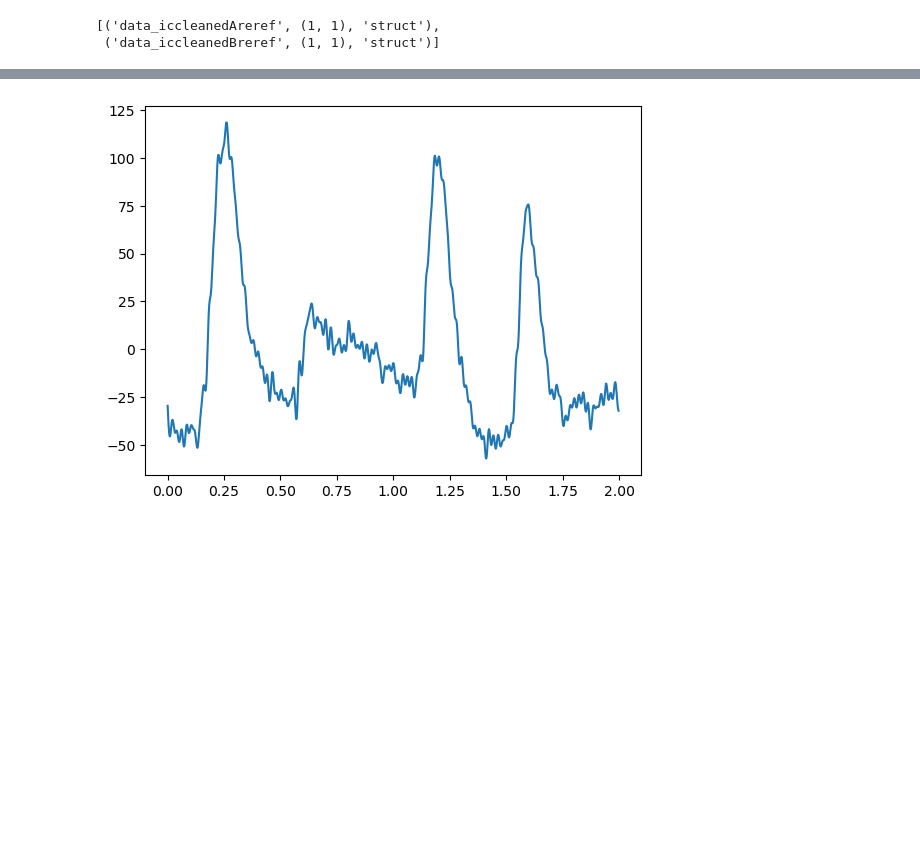
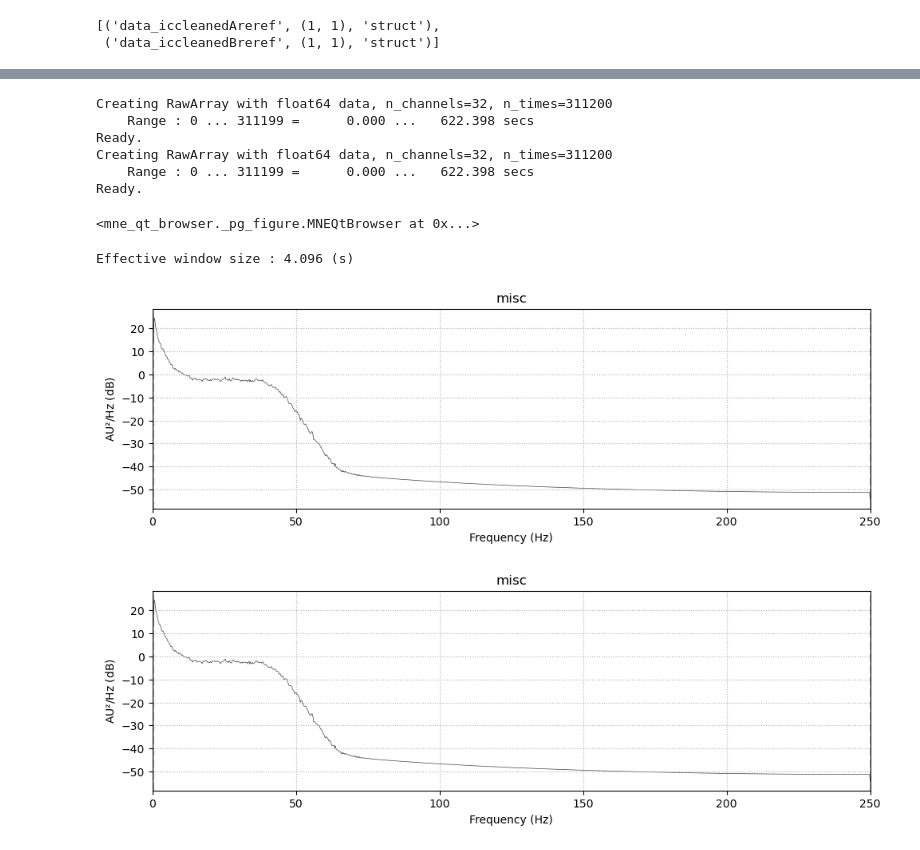
Before and after one commit to Turleyy/EEGresearch, a Jupyter notebook: EEG/cognition_test.ipynb, the cells around one changed output, grey strips where cells are left out. Cells and saved outputs as stored; diff of their text form; code cells hidden in the pictures; blank space fills up the shorter version.

```diff
--- a/EEG/cognition_test.ipynb
+++ b/EEG/cognition_test.ipynb
@@ -5,5 +5,5 @@ import mne
 import matplotlib.pyplot as plt
 import numpy as np
 # %%
-raw = sio.loadmat('Data\d50c81cfullClean.mat')
+raw = cpo.loadmat('Data\d50c81cfullClean.mat')
 # %%
@@ -18,3 +18,12 @@ data_A1 = raw_A00[1][0, 1]  #total number of sample
 data_A2 = raw_A00[2][0, 0]  #data
 data_A3 = raw_A00[3][0, 0]  #time
 data_A4 = raw_A00[4]        #channel name
+sj_A_chnl = [str(i) for i in data_A4.tolist()]
+
+raw_B00 = raw['data_iccleanedBreref'][0, 0]
+data_B0 = raw_B00[0][0, 0]  #sampling freq
+data_B1 = raw_B00[1][0, 1]  #total number of sample
+data_B2 = raw_B00[2][0, 0]  #data
+data_B3 = raw_B00[3][0, 0]  #time
+data_B4 = raw_B00[4]        #channel name
+sj_B_chnl = [str(i) for i in data_B4.tolist()]
@@ -31,5 +29,0 @@ data_B4 = raw_B00[4]
-# %%
-plt.plot(data_A3[0, 0:1000], data_B2[0, 0:1000])
-plt.show()
-# %% [output]
-[figure, removed]
@@ -37,0 +30,24 @@ plt.show()
+# %%
+info_A = mne.create_info(ch_names= sj_A_chnl, sfreq= data_A0)
+sj_A = mne.io.RawArray(data_A2, info_A)
+info_B = mne.create_info(ch_names= sj_B_chnl, sfreq= data_B0)
+sj_B = mne.io.RawArray(data_B2, info_B)
+# %% [output]
+Creating RawArray with float64 data, n_channels=32, n_times=311200
+    Range : 0 ... 311199 =      0.000 ...   622.398 secs
+Ready.
+Creating RawArray with float64 data, n_channels=32, n_times=311200
+    Range : 0 ... 311199 =      0.000 ...   622.398 secs
+Ready.
+# %%
+sj_A.plot()
+sj_B.plot()
+# %% [output]
+<mne_qt_browser._pg_figure.MNEQtBrowser at 0x...>
+# %%
+sj_A_psd = sj_A.compute_psd( picks= sj_A_chnl)
+sj_A_psd.plot(picks=sj_A_chnl[2])
+# %% [output]
+Effective window size : 4.096 (s)
+[figure, added]
+[figure, added]
```
Also changed, not shown: parts of 6 cells of this notebook.
